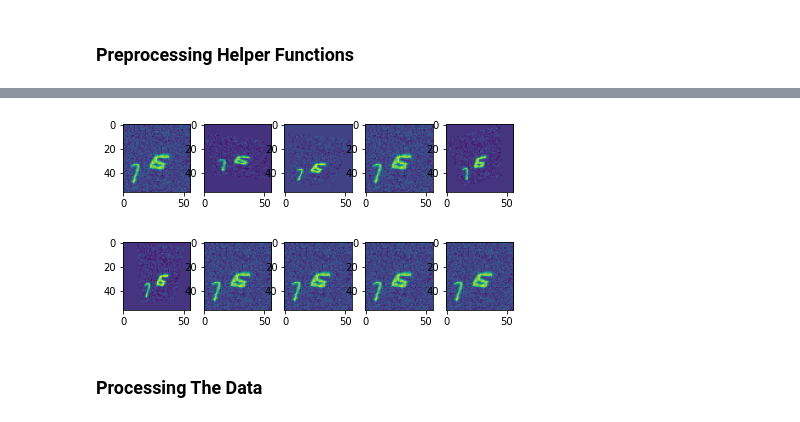
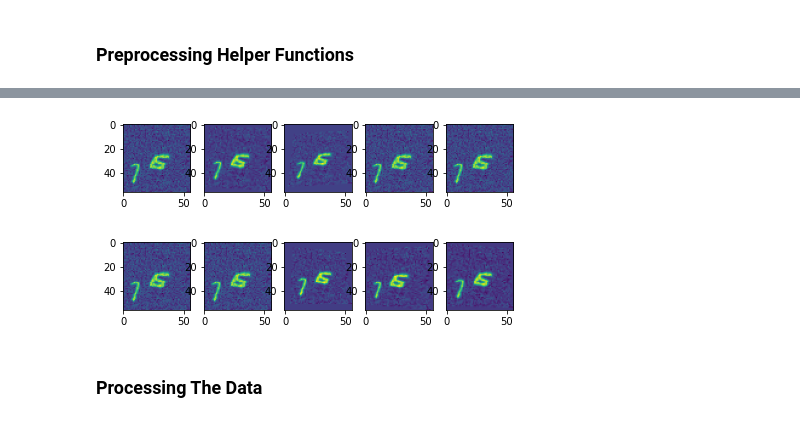
Before and after one commit to shubymao/comp551-p3, a Jupyter notebook: Project_3_Notebook.ipynb, the cells around one changed output, grey strips where cells are left out. Drawn from its saved outputs; the diff is of its cells as text; code cells hidden in the pictures.

```diff
--- a/Project_3_Notebook.ipynb
+++ b/Project_3_Notebook.ipynb
@@ -104,17 +104,17 @@ img_grid(2,5,[sample_tensor[0],*affined_tensors])
 # %%
-perspective_manager = RandomPerspective(0.5)
+perspective_manager = RandomPerspective(0.3)
 def generate_pespective(image_tensor, num):
     outputs = []
     for _ in range(num):
       outputs.append(perspective_manager(image_tensor))
     return outputs
 
 sample_tensor = torch.from_numpy(training_data[999,None]).float()
 perspective_tensors = map(lambda x: x[0], generate_pespective(sample_tensor,9))
 img_grid(2,5,[sample_tensor[0],*perspective_tensors])
 # %% [output]
-[figure, old version]
+[figure, new version]
-[figure, old version]
+[figure, new version]
 # %%
 # transform all data to the output format
 def process_training_data(data, labels, affine_cnt = 0, perspective_cnt = 0):
```
Also changed, not shown: parts of 8 cells of this notebook.
